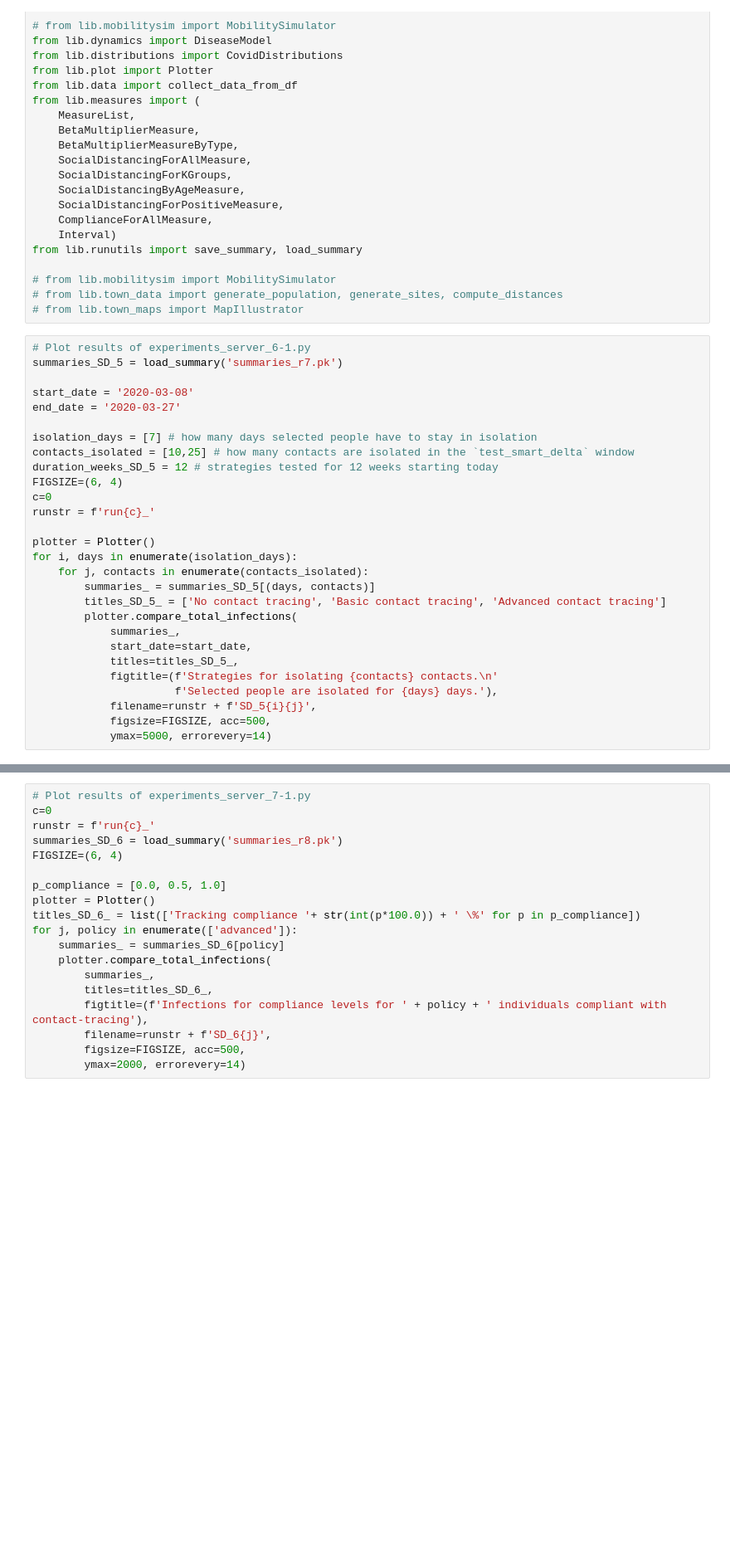
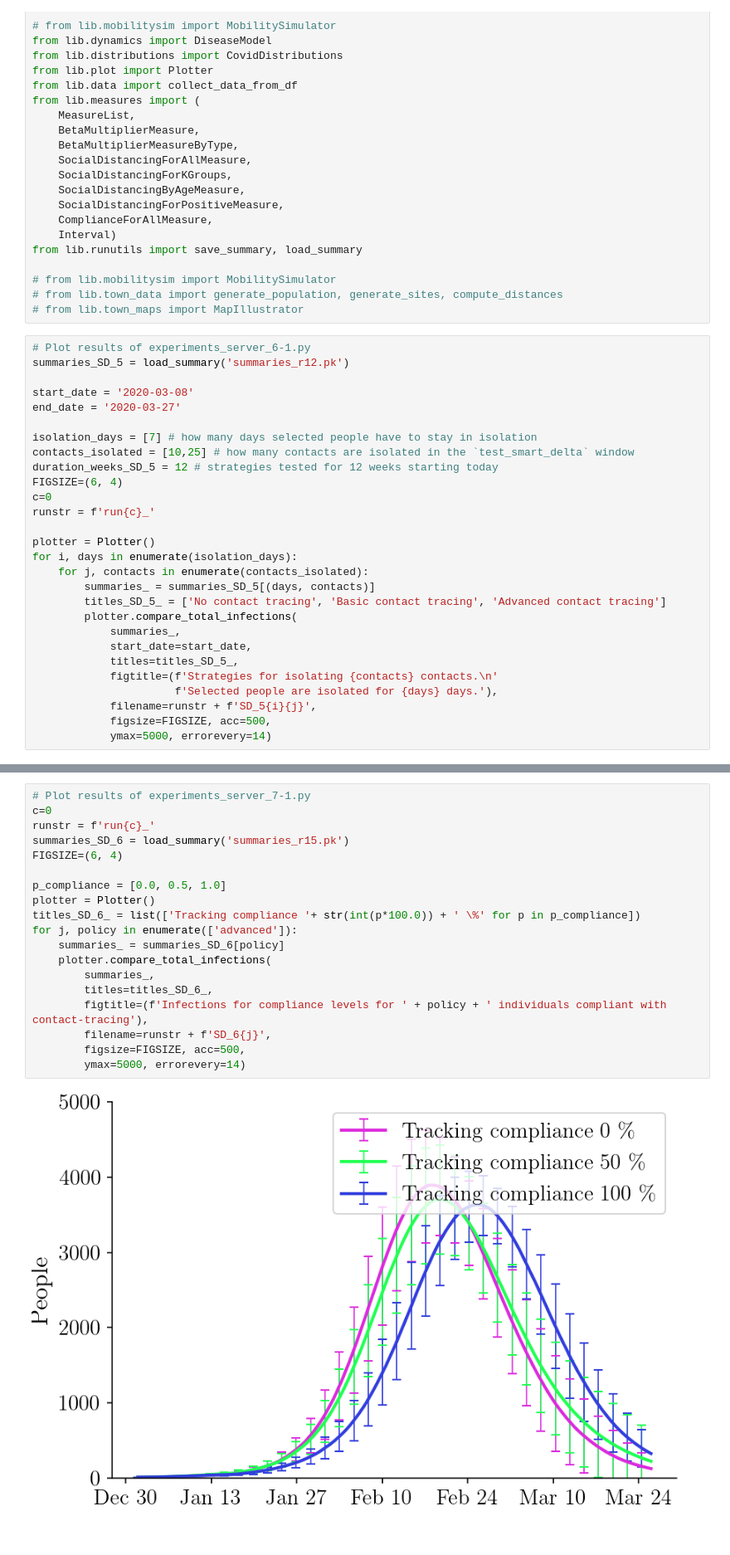
Before and after one commit to stanfordfuturebay/simulator, a Jupyter notebook: sim/Plot.ipynb, the cells around one changed output, grey strips where cells are left out. Shown at 83% size. Drawn from its saved outputs; the diff is of its cells as text; blank space fills up the shorter version.

Commit message:
updated scripts and Plot.ipynb

```diff
--- a/sim/Plot.ipynb
+++ b/sim/Plot.ipynb
@@ -45,7 +45,7 @@ from lib.runutils import save_summary, load_summary
 # from lib.town_maps import MapIllustrator
 # %%
 # Plot results of experiments_server_6-1.py
-summaries_SD_5 = load_summary('summaries_r7.pk')
+summaries_SD_5 = load_summary('summaries_r12.pk')
 
 start_date = '2020-03-08'
 end_date = '2020-03-27'
@@ -74,22 +76,24 @@ for i, days in enumerate(isolation_days):
 # %%
 # Plot results of experiments_server_7-1.py
 c=0
 runstr = f'run{c}_'
-summaries_SD_6 = load_summary('summaries_r8.pk')
+summaries_SD_6 = load_summary('summaries_r15.pk')
 FIGSIZE=(6, 4)
 
 p_compliance = [0.0, 0.5, 1.0]
 plotter = Plotter()
 titles_SD_6_ = list(['Tracking compliance '+ str(int(p*100.0)) + ' \%' for p in p_compliance])
 for j, policy in enumerate(['advanced']):
     summaries_ = summaries_SD_6[policy]
     plotter.compare_total_infections(
         summaries_,
         titles=titles_SD_6_,
         figtitle=(f'Infections for compliance levels for ' + policy + ' individuals compliant with contact-tracing'),
         filename=runstr + f'SD_6{j}',
         figsize=FIGSIZE, acc=500,
-        ymax=2000, errorevery=14)
+        ymax=5000, errorevery=14)
+# %% [output]
+[figure, added]
 # %%
 # TODO: Plot results of experiments_essential_fixed.py
 c=0
```
Also changed, not shown: parts of 1 cell of this notebook, 2 other files.
